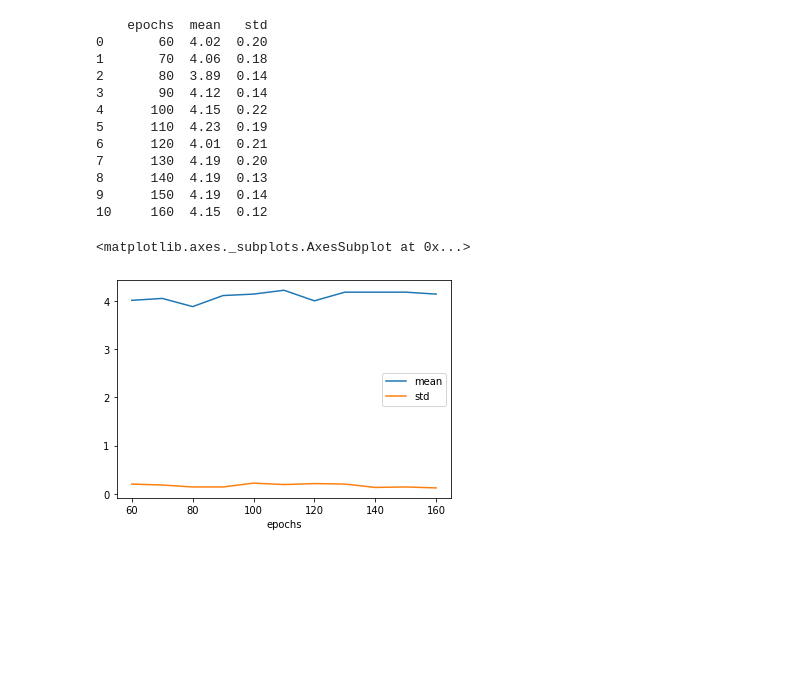
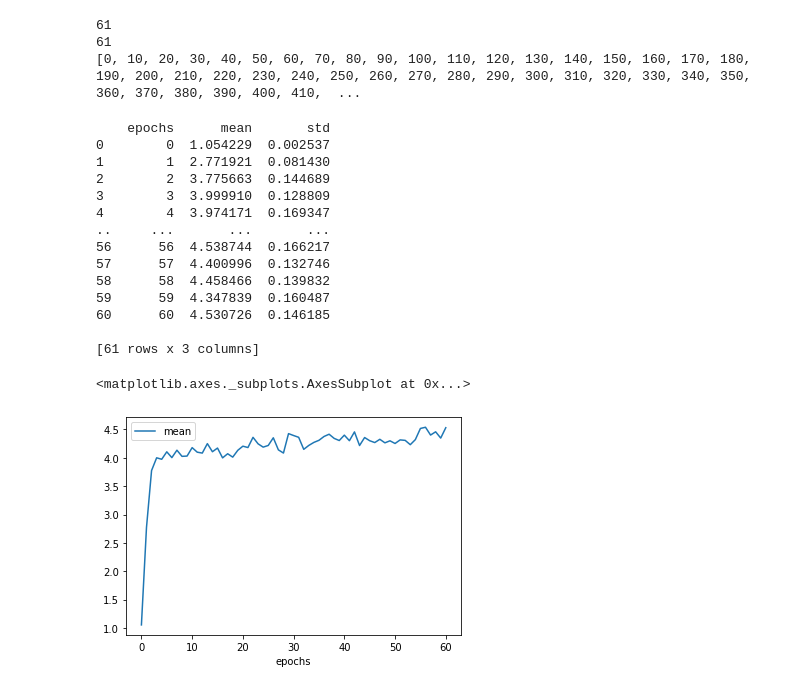
Before and after one commit to ammarnasr/graphs_generator, a Jupyter notebook: inceptionScore_mean_and_std.ipynb, the cells around one changed output. Saved outputs shown, nothing was run; the diff lists cells and outputs as text; code cells hidden in the pictures; blank space fills up the shorter version.

```diff
--- a/inceptionScore_mean_and_std.ipynb
+++ b/inceptionScore_mean_and_std.ipynb
@@ -5,28 +1,50 @@ epochs = [60  , 70  , 80  , 90  , 100 , 110 , 120 , 130 , 140 , 150 , 160 ]
+# %%
+import pickle
+with open('/content/drive/My Drive/scores/mean_scores.pkl', 'rb') as f:
+    mean_scores = pickle.load(f)
+
+with open('/content/drive/My Drive/scores/std_scores.pkl', 'rb') as f:
+    std_scores = pickle.load(f)
+# %%
+print(len(mean_scores))
+print(len(std_scores))
+
+epochs = []
+for i,j in enumerate(mean_scores):
+      epochs.append(i*10)
+
+print(epochs)
+# %% [output]
+61
+61
+[0, 10, 20, 30, 40, 50, 60, 70, 80, 90, 100, 110, 120, 130, 140, 150, 160, 170, 180, 190, 200, 210, 220, 230, 240, 250, 260, 270, 280, 290, 300, 310, 320, 330, 340, 350, 360, 370, 380, 390, 400, 410,  ...
 # %%
 from pandas import DataFrame
 
-Data = {'mean': mean,
-        'std': std,
+Data = {'mean': mean_scores,
+        'std': std_scores,
         'epochs': epochs
        }
 
 df = DataFrame(Data,columns=['epochs', 'mean', 'std'])
 print (df)
 # %% [output]
-    epochs  mean   std
-0       60  4.02  0.20
-1       70  4.06  0.18
-2       80  3.89  0.14
-3       90  4.12  0.14
-4      100  4.15  0.22
-5      110  4.23  0.19
-6      120  4.01  0.21
-7      130  4.19  0.20
-8      140  4.19  0.13
-9      150  4.19  0.14
-10     160  4.15  0.12
+    epochs      mean       std
+0        0  1.054229  0.002537
+1        1  2.771921  0.081430
+2        2  3.775663  0.144689
+3        3  3.999910  0.128809
+4        4  3.974171  0.169347
+..     ...       ...       ...
+56      56  4.538744  0.166217
+57      57  4.400996  0.132746
+58      58  4.458466  0.139832
+59      59  4.347839  0.160487
+60      60  4.530726  0.146185
+
+[61 rows x 3 columns]
 # %%
-df.plot(x ='epochs', y=['mean',  'std' ], kind = 'line')
+df.plot(x ='epochs', y=['mean'], kind = 'line')
 # %% [output]
 <matplotlib.axes._subplots.AxesSubplot at 0x...>
-[figure, old version]
+[figure, new version]
```
Also changed, not shown: parts of 5 cells of this notebook.
